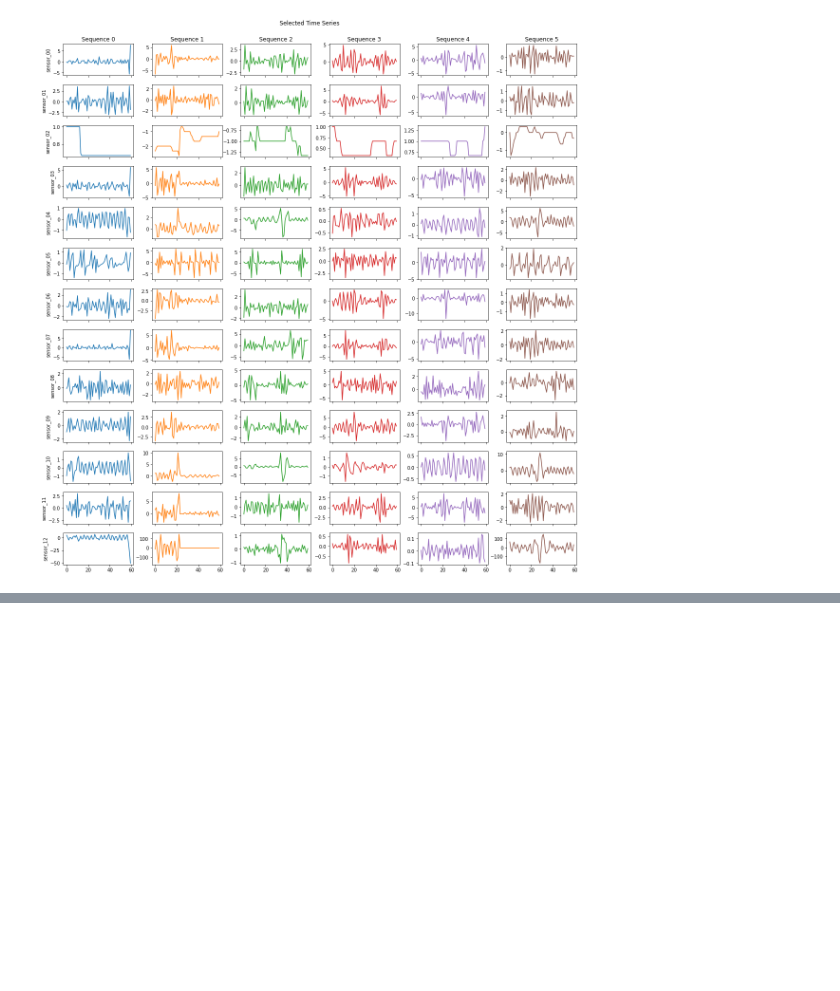
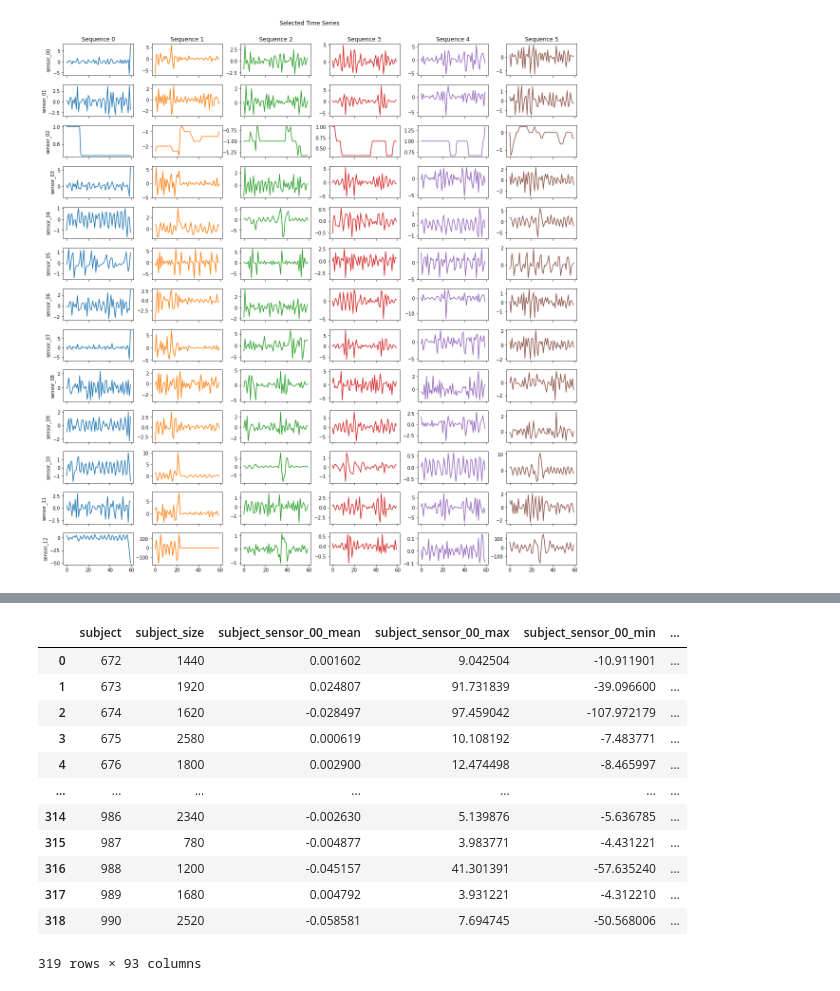
Before and after one commit to RaphaelZH/Kaggle_Competition_Practice_Notebooks_EN, a Jupyter notebook: tabular-playground-series-apr-2022.ipynb, the cells around one changed output, grey strips where cells are left out. Drawn from its saved outputs; the diff is of its cells as text; code cells hidden in the pictures; blank space fills up the shorter version.

```diff
--- a/tabular-playground-series-apr-2022.ipynb
+++ b/tabular-playground-series-apr-2022.ipynb
@@ -220,0 +253,3 @@ test_merge_data = aggregated_features(test, aggregation_cols = ['sequence', 'sub
+# %%
+train_subjects_merge_data = aggregated_features(train, aggregation_cols = ['subject'], prefix = 'subject_')
+test_subjects_merge_data = aggregated_features(test, aggregation_cols = ['subject'], prefix = 'subject_')
@@ -220,0 +266,16 @@ test_merge_data = aggregated_features(test, aggregation_cols = ['sequence', 'sub
+# %%
+test_subjects_merge_data
+# %% [output]
+|  | subject | subject_size | subject_sensor_00_mean | subject_sensor_00_max | subject_sensor_00_min | ... |
+| 0 | 672 | 1440 | 0.001602 | 9.042504 | -10.911901 | ... |
+| 1 | 673 | 1920 | 0.024807 | 91.731839 | -39.096600 | ... |
+| 2 | 674 | 1620 | -0.028497 | 97.459042 | -107.972179 | ... |
+| 3 | 675 | 2580 | 0.000619 | 10.108192 | -7.483771 | ... |
+| 4 | 676 | 1800 | 0.002900 | 12.474498 | -8.465997 | ... |
+| ... | ... | ... | ... | ... | ... | ... |
+| 314 | 986 | 2340 | -0.002630 | 5.139876 | -5.636785 | ... |
+| 315 | 987 | 780 | -0.004877 | 3.983771 | -4.431221 | ... |
+| 316 | 988 | 1200 | -0.045157 | 41.301391 | -57.635240 | ... |
+| 317 | 989 | 1680 | 0.004792 | 3.931221 | -4.312210 | ... |
+| 318 | 990 | 2520 | -0.058581 | 7.694745 | -50.568006 | ... |
+319 rows × 93 columns
```
Also changed, not shown: parts of 3 cells of this notebook.
